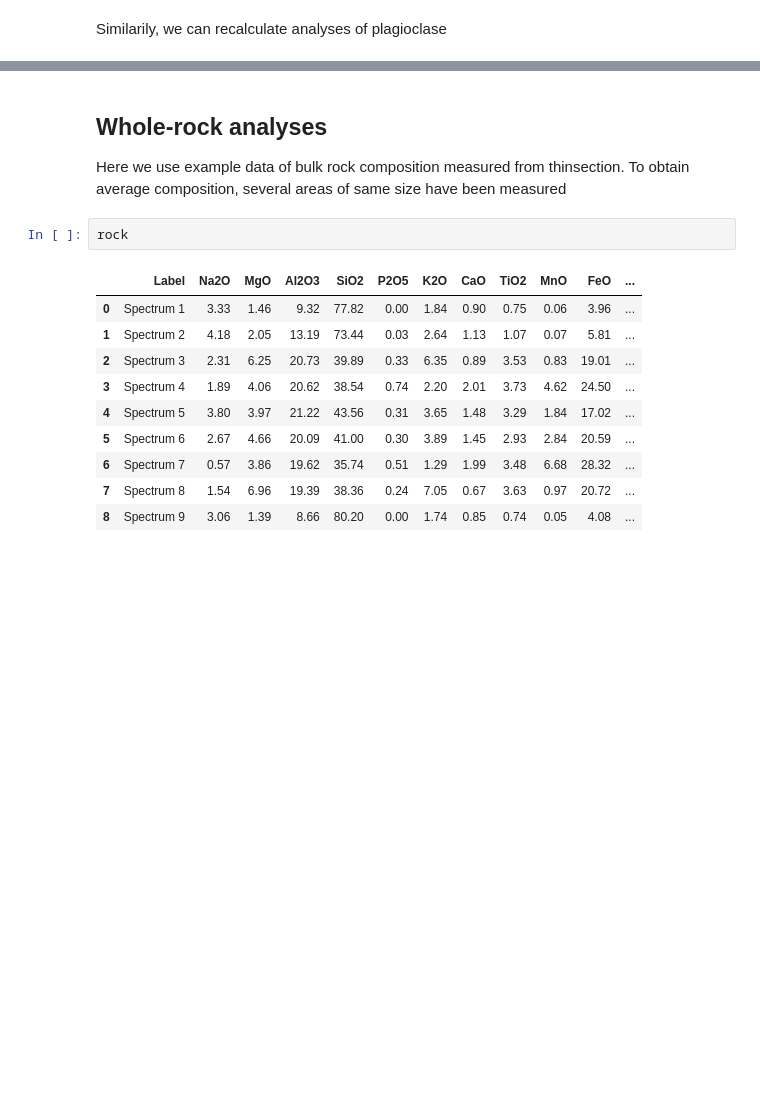
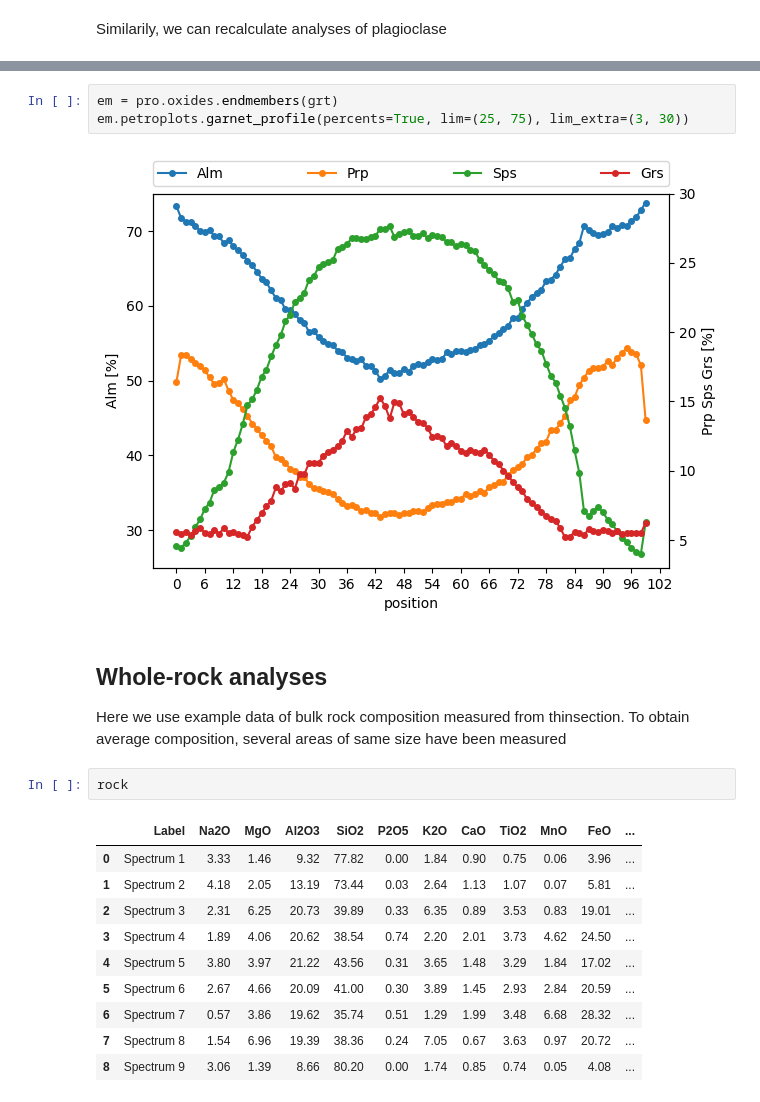
Before and after one commit to ondrolexa/petropandas, a Jupyter notebook: docs/notebooks/tutorial.ipynb, the cells around one changed output, grey strips where cells are left out. Cells and saved outputs as stored; diff of their text form; blank space fills up the shorter version.

Commit message:
petroplots accessor added

```diff
--- a/docs/notebooks/tutorial.ipynb
+++ b/docs/notebooks/tutorial.ipynb
@@ -84,5 +85,10 @@ p.oxides.endmembers(plg)
 | 9 | 0.287517 | 0.706279 | 0.006204 |
 | 10 | 0.284836 | 0.710546 | 0.004619 |
+# %%
+em = pro.oxides.endmembers(grt)
+em.petroplots.garnet_profile(percents=True, lim=(25, 75), lim_extra=(3, 30))
+# %% [output]
+[figure, added]
 # %% [markdown]
 ## Whole-rock analyses
 
```
Also changed, not shown: parts of 6 cells of this notebook, 3 other files.
